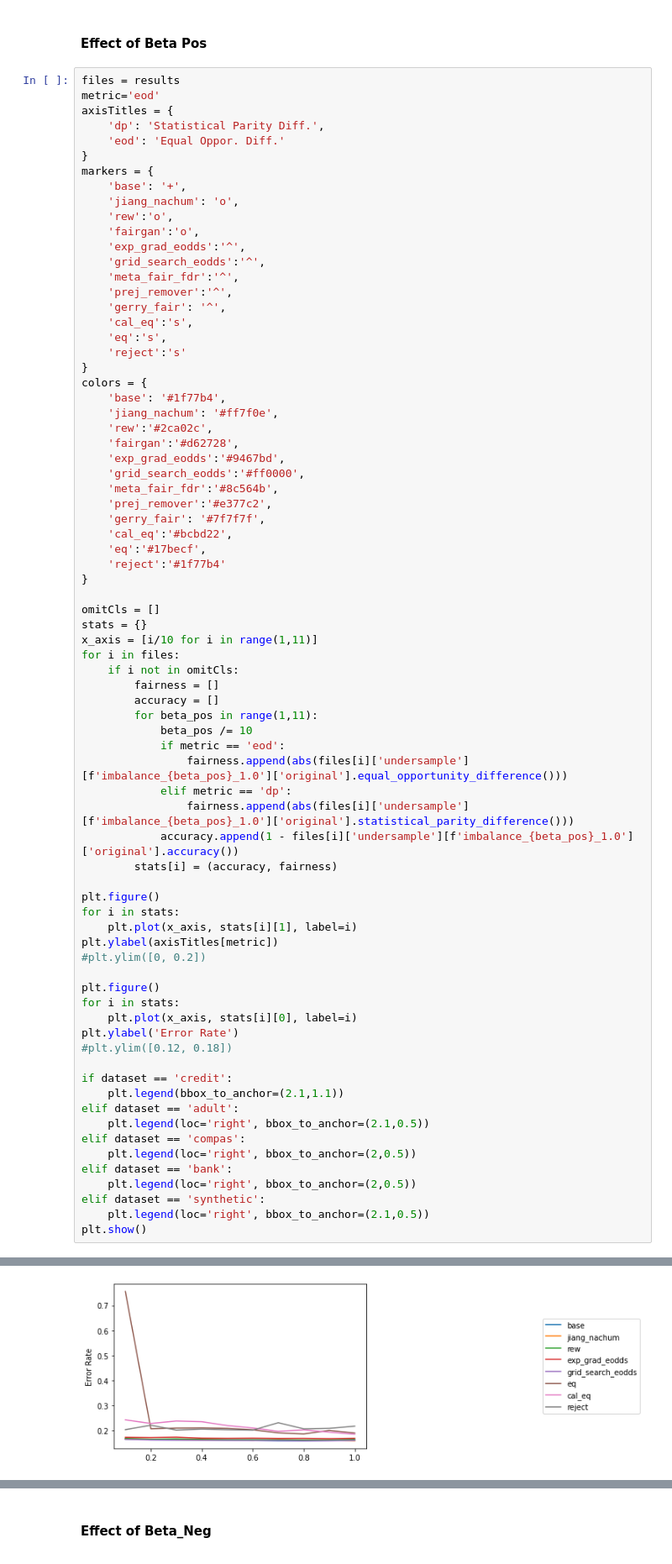
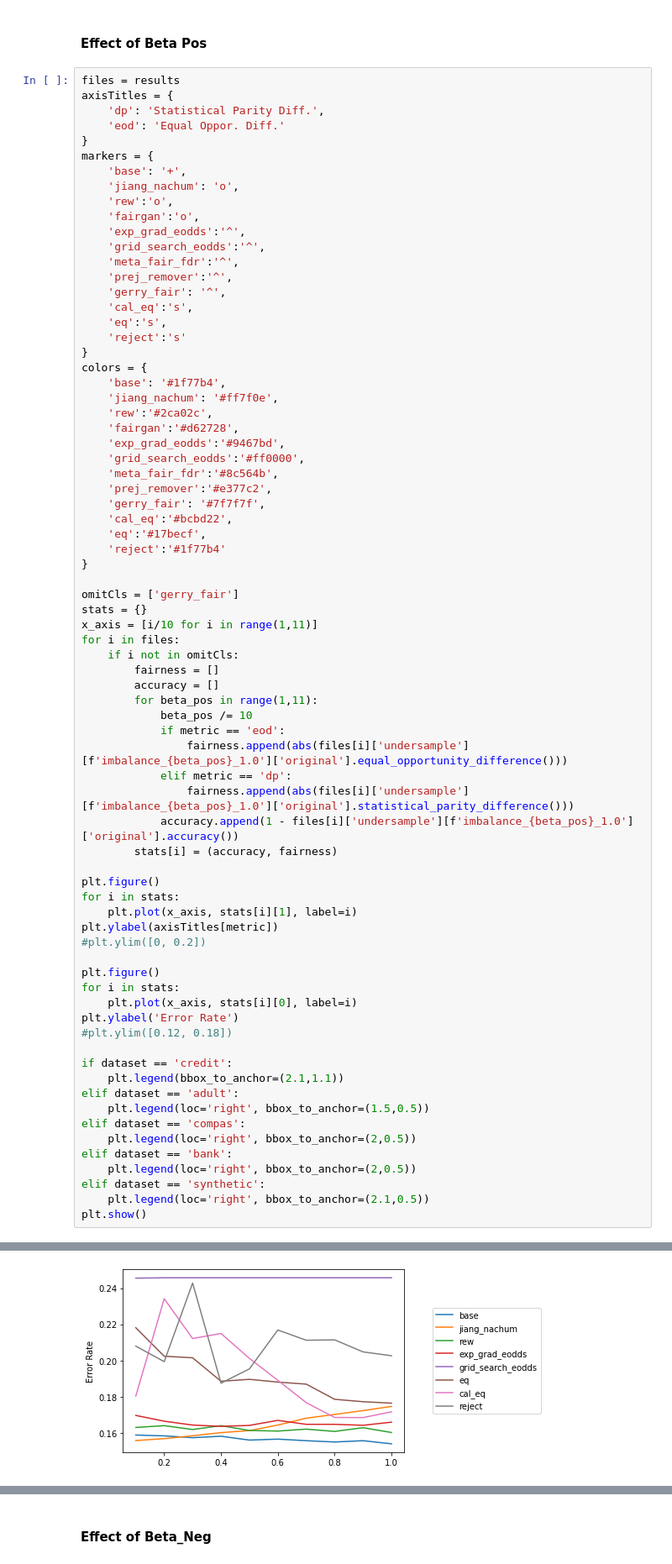
Before and after one commit to mohitsharma29/comparision_data_bias_fairness, a Jupyter notebook: analysis.ipynb, the cells around one changed output, grey strips where cells are left out. Shown at 84% size. Saved outputs shown, nothing was run; the diff lists cells and outputs as text.

```diff
--- a/analysis.ipynb
+++ b/analysis.ipynb
@@ -106,7 +106,6 @@ plt.show()
 #### Effect of Beta Pos
 # %%
 files = results
-metric='eod'
 axisTitles = {
     'dp': 'Statistical Parity Diff.',
     'eod': 'Equal Oppor. Diff.'
@@ -140,7 +139,7 @@ colors = {
     'reject':'#1f77b4'
 }
 
-omitCls = []
+omitCls = ['gerry_fair']
 stats = {}
 x_axis = [i/10 for i in range(1,11)]
 for i in files:
@@ -171,7 +170,7 @@ plt.ylabel('Error Rate')
 if dataset == 'credit':
     plt.legend(bbox_to_anchor=(2.1,1.1))
 elif dataset == 'adult':
-    plt.legend(loc='right', bbox_to_anchor=(2.1,0.5))
+    plt.legend(loc='right', bbox_to_anchor=(1.5,0.5))
 elif dataset == 'compas':
     plt.legend(loc='right', bbox_to_anchor=(2,0.5))
 elif dataset == 'bank':
@@ -184,3 +183,3 @@ plt.show()
-[figure, old version]
+[figure, new version]
 # %%
 # https://stackoverflow.com/questions/33282368/plotting-a-2d-heatmap
```
Also changed, not shown: parts of 10 cells of this notebook, 9 other files.
